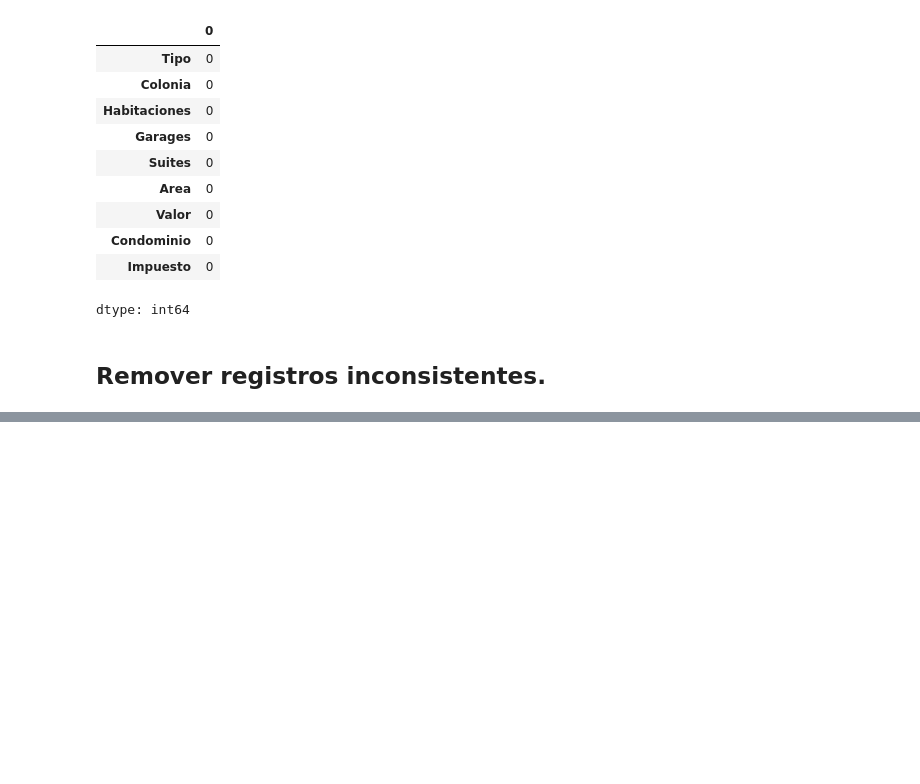
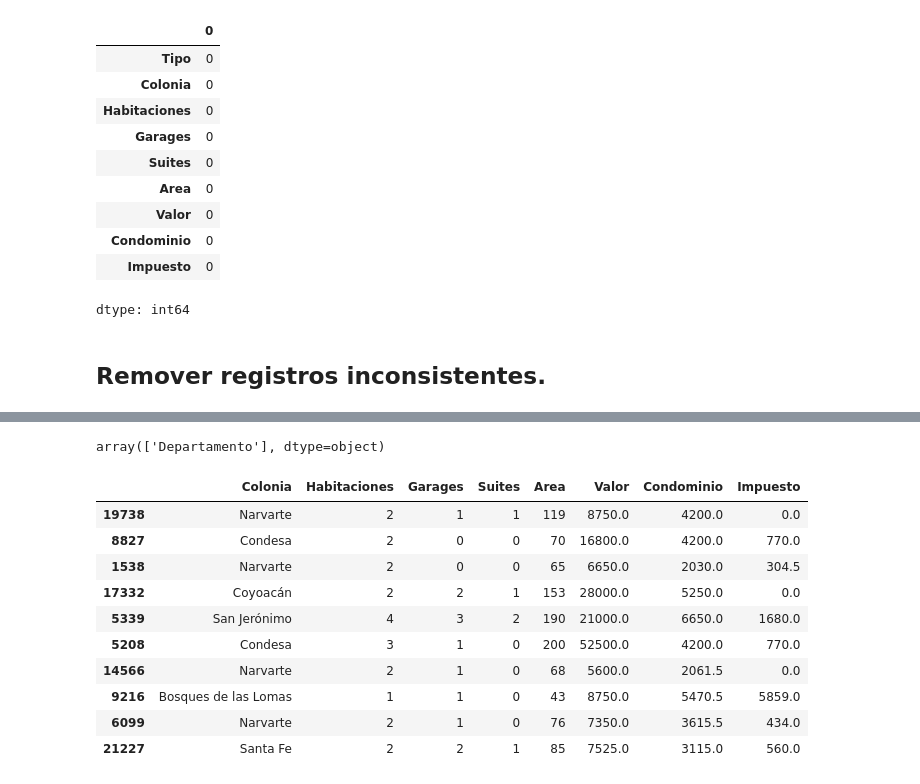
Before and after one commit to Jhon-theone/python, a Jupyter notebook: inmuebles_cdmx.ipynb, the cells around one changed output, grey strips where cells are left out. Cells and saved outputs as stored; diff of their text form; code cells hidden in the pictures; blank space fills up the shorter version.

```diff
--- a/inmuebles_cdmx.ipynb
+++ b/inmuebles_cdmx.ipynb
@@ -526,0 +550,5 @@ dtype: int64
+# %%
+df_remover = df.query('Valor==0 | Condominio==0').index # Esto es un filtro
+# %%
+df.drop(df_remover,axis=0,inplace=True) # axis es el eje, axis igual a 0 son las filas.
+# El inplace=True es para realizar el cambio en el mismo DataFarme.
@@ -526,0 +568,19 @@ dtype: int64
+# %%
+df.Tipo.unique()
+# %% [output]
+array(['Departamento'], dtype=object)
+# %%
+df.drop('Tipo',axis=1,inplace=True) # drop() es para remover o quitar. axis=1 patra las columnas
+df.sample(10)
+# %% [output]
+|  | Colonia | Habitaciones | Garages | Suites | Area | Valor | Condominio | Impuesto |
+| 19738 | Narvarte | 2 | 1 | 1 | 119 | 8750.0 | 4200.0 | 0.0 |
+| 8827 | Condesa | 2 | 0 | 0 | 70 | 16800.0 | 4200.0 | 770.0 |
+| 1538 | Narvarte | 2 | 0 | 0 | 65 | 6650.0 | 2030.0 | 304.5 |
+| 17332 | Coyoacán | 2 | 2 | 1 | 153 | 28000.0 | 5250.0 | 0.0 |
+| 5339 | San Jerónimo | 4 | 3 | 2 | 190 | 21000.0 | 6650.0 | 1680.0 |
+| 5208 | Condesa | 3 | 1 | 0 | 200 | 52500.0 | 4200.0 | 770.0 |
+| 14566 | Narvarte | 2 | 1 | 0 | 68 | 5600.0 | 2061.5 | 0.0 |
+| 9216 | Bosques de las Lomas | 1 | 1 | 0 | 43 | 8750.0 | 5470.5 | 5859.0 |
+| 6099 | Narvarte | 2 | 1 | 0 | 76 | 7350.0 | 3615.5 | 434.0 |
+| 21227 | Santa Fe | 2 | 2 | 1 | 85 | 7525.0 | 3115.0 | 560.0 |
```
Also changed, not shown: parts of 5 cells of this notebook.
